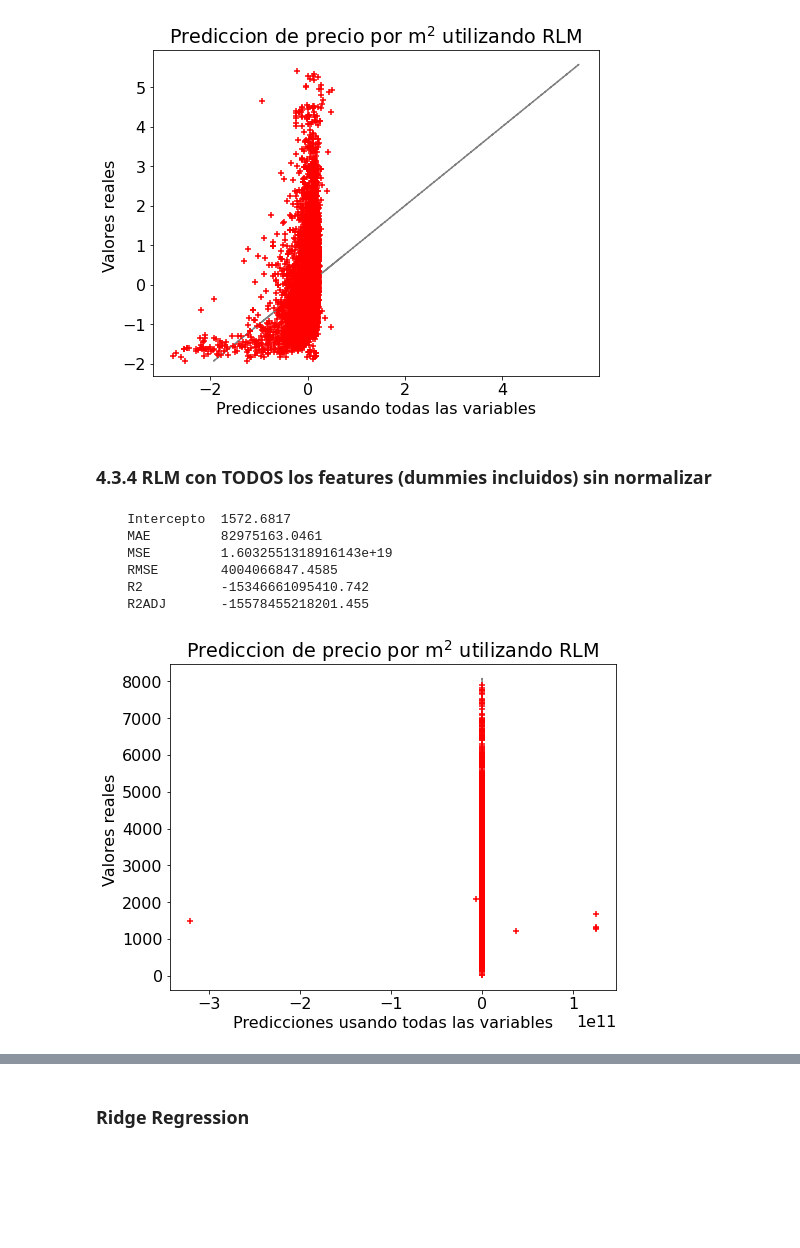
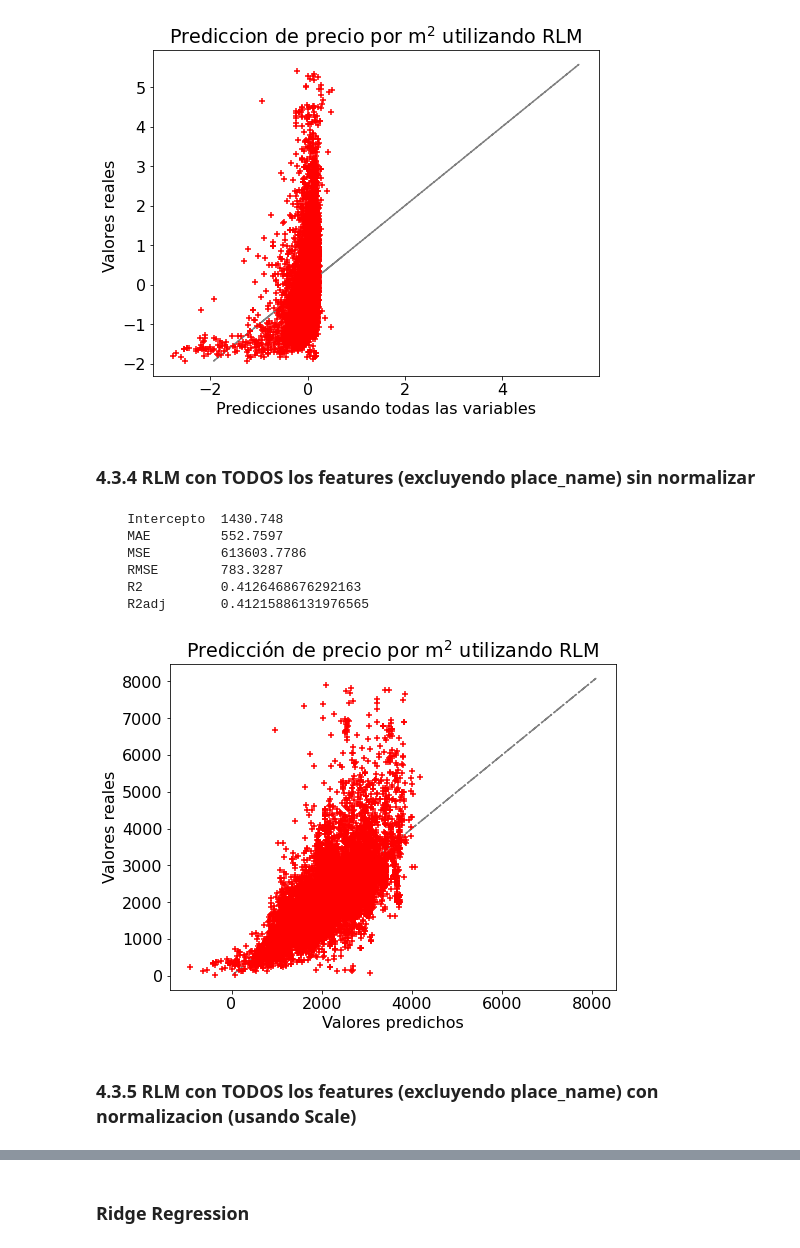
Before and after one commit to szl30n/ProyectosDHDS, a Jupyter notebook: TP2/Enzo.ipynb, the cells around one changed output, grey strips where cells are left out. Cells and saved outputs as stored; diff of their text form; code cells hidden in the pictures; blank space fills up the shorter version.

Commit message:
rlm con todo excluyendo place_name

```diff
--- a/TP2/Enzo.ipynb
+++ b/TP2/Enzo.ipynb
@@ -303,20 +303,22 @@ rlm_func(xs_orig,ys_orig)
     R2ADJ       0.08656813071959035
 [figure]
 # %% [markdown]
-###  4.3.4 RLM con TODOS los features (dummies incluidos) **sin normalizar**
+###  4.3.4 RLM con TODOS los features (excluyendo place_name) **sin normalizar**
 # %%
 # Hacemos un modelo utilizando todos los features
-X_todo = data.drop("precio_por_m2", axis=1)
-#X_todo = data[data.columns.difference(["precio_por_m2"])]
-y_todo = data['precio_por_m2']
-rlm_func(X_todo,y_todo)
+cols2drop = list(data.filter(regex = '^pn_', axis = 1).columns) + ['precio_por_m2']
+X_am = data.drop(columns = cols2drop)
+y_am = data['precio_por_m2']
+rlm_func(X_am, y_am)
 # %% [output]
-    Intercepto  1572.6817
-    MAE         82975163.0461
-    MSE         1.6032551318916143e+19
-    RMSE        4004066847.4585
-    R2          -15346661095410.742
-    R2ADJ       -15578455218201.455
+    Intercepto  1430.748
+    MAE         552.7597
+    MSE         613603.7786
+    RMSE        783.3287
+    R2          0.4126468676292163
+    R2adj       0.41215886131976565
-[figure, old version]
+[figure, new version]
+# %% [markdown]
+### 4.3.5 RLM con TODOS los features (excluyendo place_name) **con normalizacion**  (usando Scale)
 # %%
 # Hacemos un modelo utilizando todos los features
```
Also changed, not shown: parts of 6 cells of this notebook, 1 other file.
